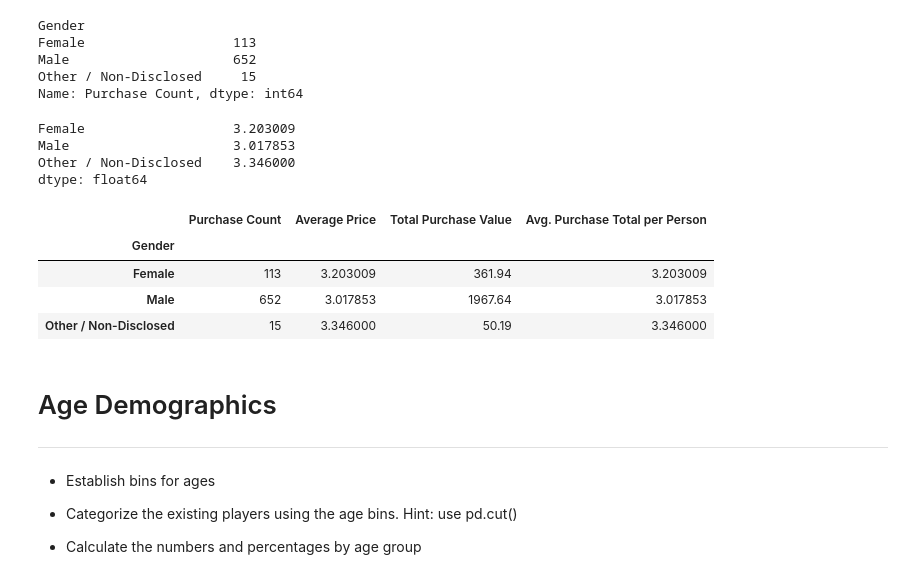
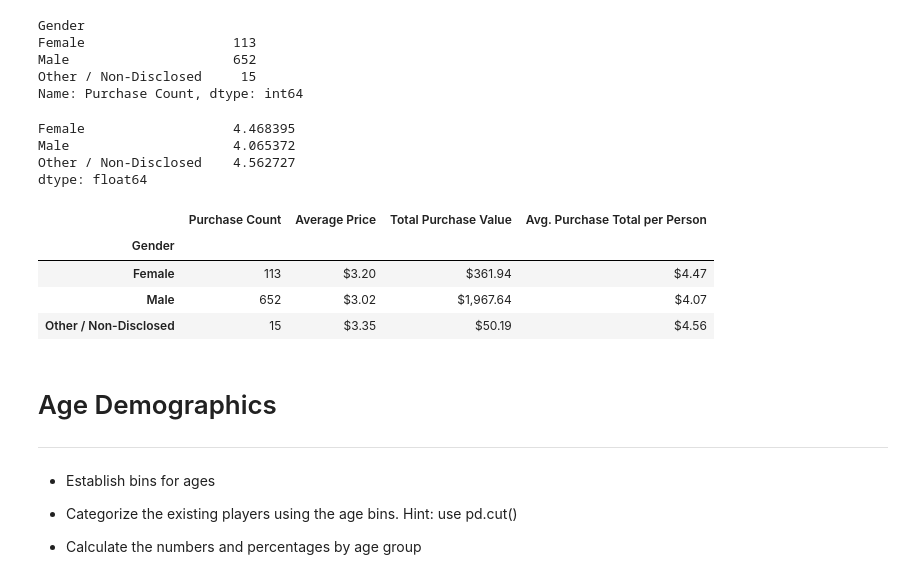
Before and after one commit to abhikenobi/Pandas-Challenge, a Jupyter notebook: HeroesOfPymoli/Heroes of Pymoli.ipynb, the cells around one changed output. Cells and saved outputs as stored; diff of their text form; code cells hidden in the pictures.

```diff
--- a/HeroesOfPymoli/Heroes of Pymoli.ipynb
+++ b/HeroesOfPymoli/Heroes of Pymoli.ipynb
@@ -61,0 +56,5 @@ Name: Gender, dtype: int64
+# %%
+#drop_duplicates removes duplicates of any player (i.e a player that made multiple purchases that month)
+unique_df = pymoli_df.drop_duplicates(subset=["SN"])
+genders_count = unique_df["Gender"].value_counts()
+genders_count
@@ -85,7 +89,7 @@ Breaking down by gender:
 * Total Purchase Data
 * Average Purchase Total per Person by Gender
 # %%
-total_purchases_g = pymoli_df.groupby("Gender").sum()["Price"].rename("Total Purchases")
+total_purchases_g = pymoli_df.groupby("Gender").sum()["Price"].rename("Total Purchase Value")
 total_purchases_g
 # %% [output]
 Gender
@@ -111,26 +115,27 @@ Female                   113
 Male                     652
 Other / Non-Disclosed     15
 Name: Purchase Count, dtype: int64
-# %%
-average_purchases_g = total_purchases_g/demographics_df["Total Players"]
-average_purchases_g
-# %% [output]
-Female                   3.203009
-Male                     3.017853
-Other / Non-Disclosed    3.346000
-dtype: float64
+# %%
+#use demographics_df instead of pymoli_df to remove chance of duplicates
+average_purchases_g = total_purchases_g/demographics_df["Total Players"]
+average_purchases_g
+# %% [output]
+Female                   4.468395
+Male                     4.065372
+Other / Non-Disclosed    4.562727
+dtype: float64
 # %%
 purchase_analysis_g_df = pd.DataFrame({"Purchase Count": purchase_count_g, "Average Price": average_price_g, "Total Purchase Value": total_purchases_g, "Avg. Purchase Total per Person": average_purchases_g})
-#purchase_analysis_df["Average Price"] = purchase_analysis_df["Average Price"].map("${:,.2f}".format)
-#purchase_analysis_df["Total Purchase Value"] = purchase_analysis_df["Total Purchase Value"].map("${:,.2f}".format)
-#purchase_analysis_df["Avg. Purchase Total per Person"] = purchase_analysis_df["Avg. Purchase Total per Person"].map("${:,.2f}".format)
+purchase_analysis_g_df["Average Price"] = purchase_analysis_g_df["Average Price"].map("${:,.2f}".format)
+purchase_analysis_g_df["Total Purchase Value"] = purchase_analysis_g_df["Total Purchase Value"].map("${:,.2f}".format)
+purchase_analysis_g_df["Avg. Purchase Total per Person"] = purchase_analysis_g_df["Avg. Purchase Total per Person"].map("${:,.2f}".format)
 purchase_analysis_g_df
 # %% [output]
 |  | Purchase Count | Average Price | Total Purchase Value | Avg. Purchase Total per Person |
 | Gender |  |  |  |  |
-| Female | 113 | 3.203009 | 361.94 | 3.203009 |
-| Male | 652 | 3.017853 | 1967.64 | 3.017853 |
-| Other / Non-Disclosed | 15 | 3.346000 | 50.19 | 3.346000 |
+| Female | 113 | $3.20 | $361.94 | $4.47 |
+| Male | 652 | $3.02 | $1,967.64 | $4.07 |
+| Other / Non-Disclosed | 15 | $3.35 | $50.19 | $4.56 |
 # %% [markdown]
 # Age Demographics
 ---
```
Also changed, not shown: parts of 24 cells of this notebook.
